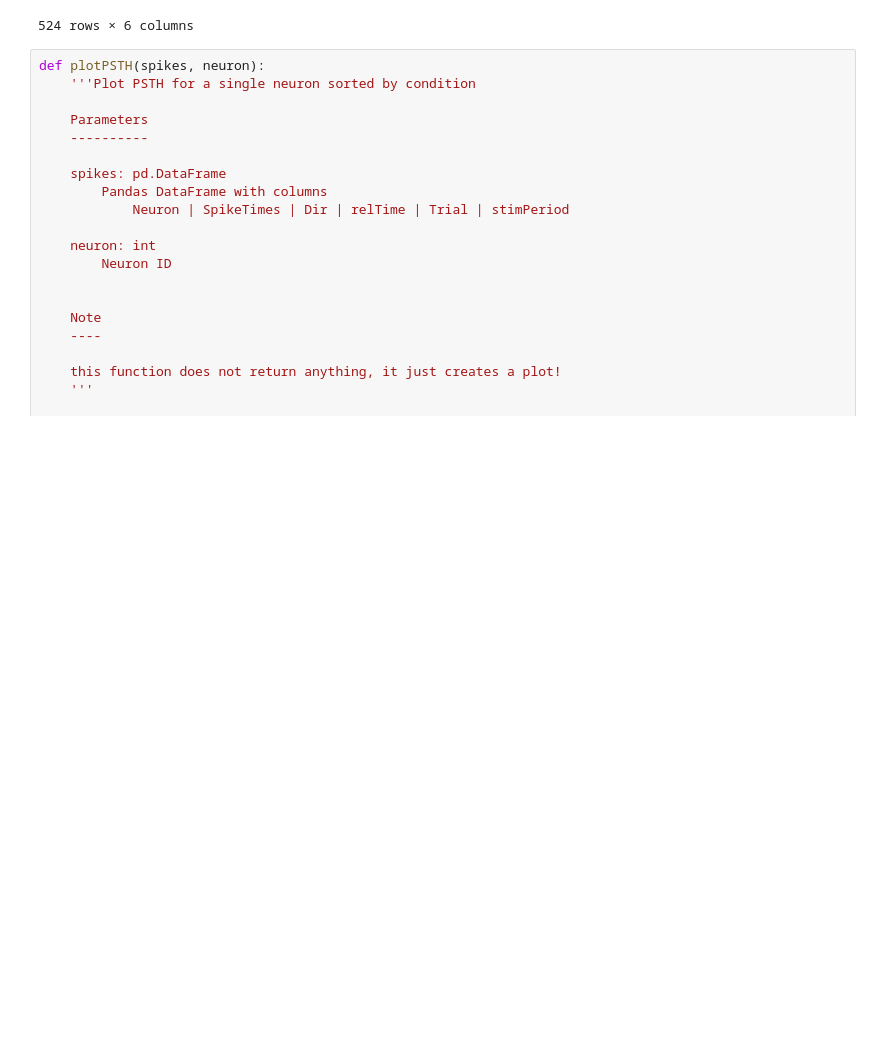
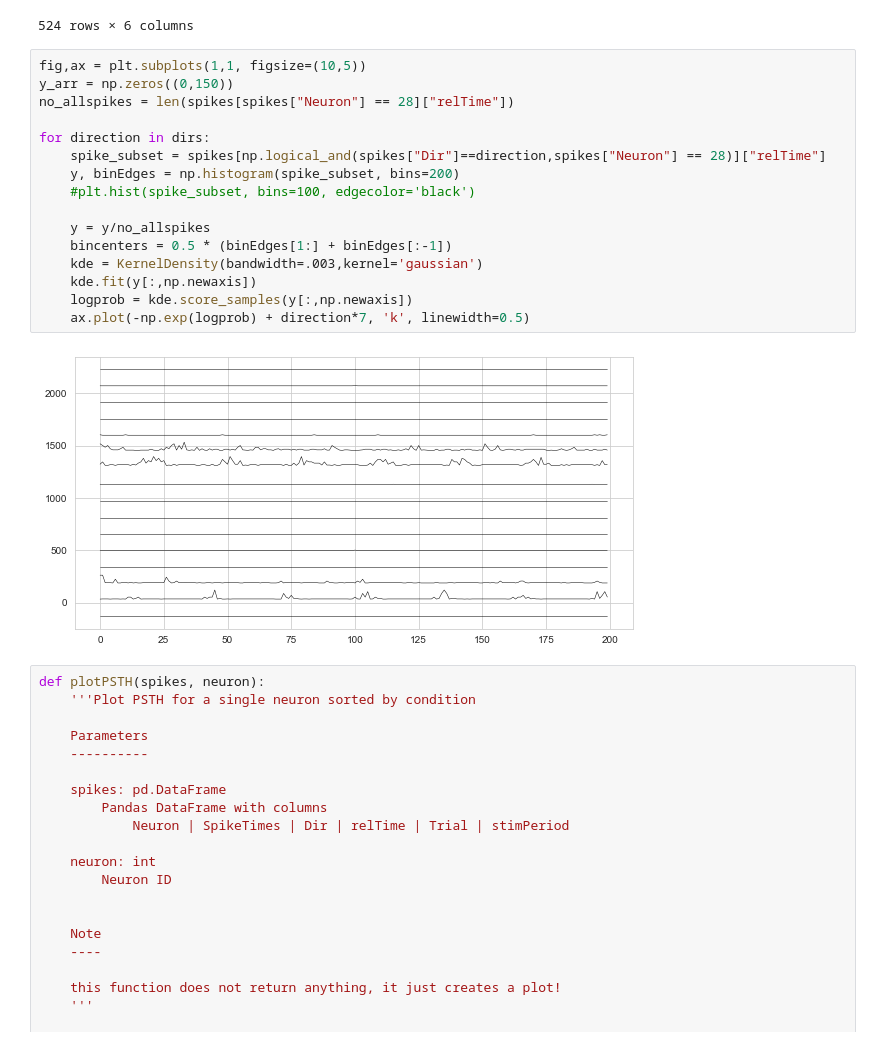
Before and after one commit to mdittschar/NDS, a Jupyter notebook: CodingLab5.ipynb, the cells around one changed output. Saved outputs shown, nothing was run; the diff lists cells and outputs as text; blank space fills up the shorter version.

```diff
--- a/CodingLab5.ipynb
+++ b/CodingLab5.ipynb
@@ -178,6 +172,24 @@ spikes[np.logical_and(spikes["Neuron"]== 1,spikes["Dir"]==22.5)]
 | 14804 | 1 | 588635.400000 | 22.5 | 1799.400000 | 11.0 | True |
 | 14805 | 1 | 588649.866667 | 22.5 | 1813.866667 | 11.0 | True |
 524 rows × 6 columns
+# %%
+fig,ax = plt.subplots(1,1, figsize=(10,5))
+y_arr = np.zeros((0,150))
+no_allspikes = len(spikes[spikes["Neuron"] == 28]["relTime"])
+
+for direction in dirs:
+    spike_subset = spikes[np.logical_and(spikes["Dir"]==direction,spikes["Neuron"] == 28)]["relTime"]
+    y, binEdges = np.histogram(spike_subset, bins=200)
+    #plt.hist(spike_subset, bins=100, edgecolor='black')
+
+    y = y/no_allspikes
+    bincenters = 0.5 * (binEdges[1:] + binEdges[:-1])
+    kde = KernelDensity(bandwidth=.003,kernel='gaussian')
+    kde.fit(y[:,np.newaxis])
+    logprob = kde.score_samples(y[:,np.newaxis])
+    ax.plot(-np.exp(logprob) + direction*7, 'k', linewidth=0.5)
+# %% [output]
+[figure, added]
 # %%
 def plotPSTH(spikes, neuron):
     '''Plot PSTH for a single neuron sorted by condition
```
Also changed, not shown: parts of 10 cells of this notebook.
